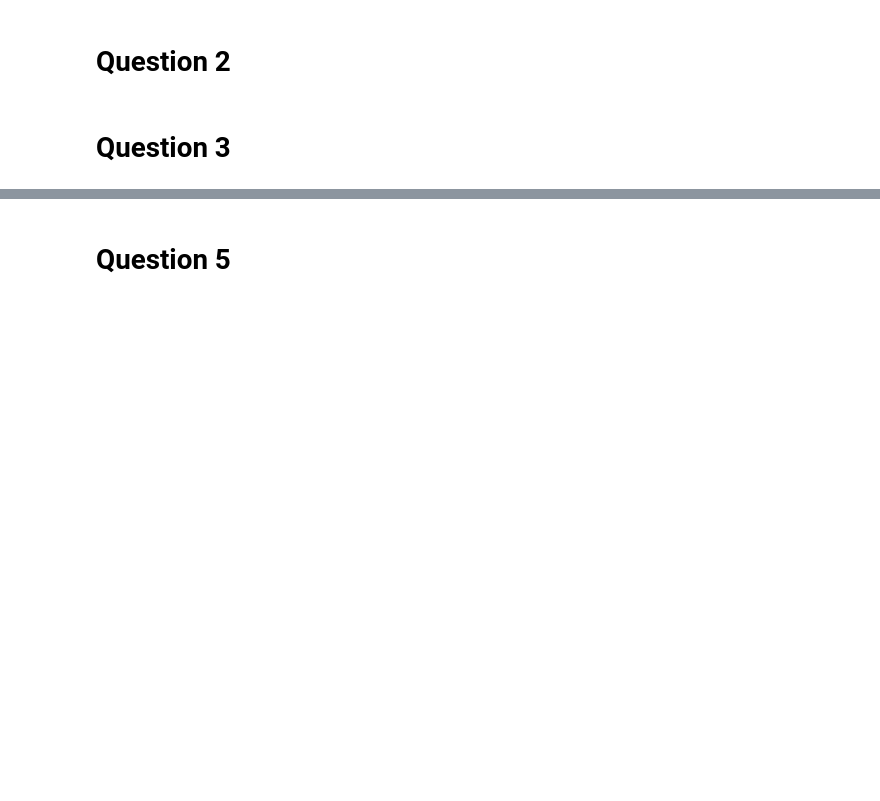
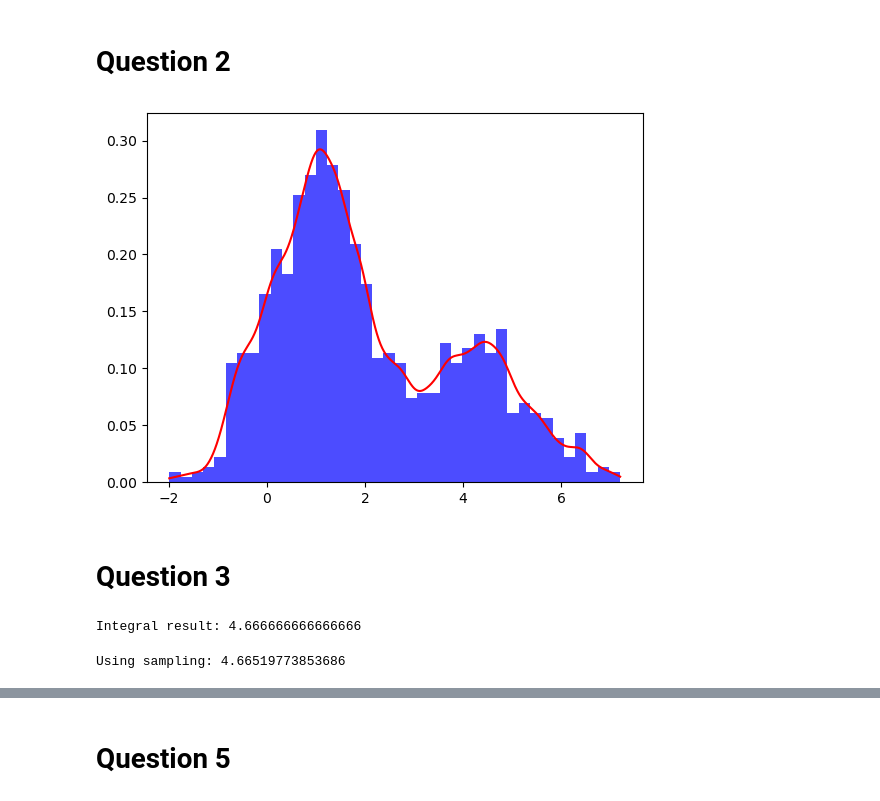
Before and after one commit to kennethaldridge/DS4400-HW, a Jupyter notebook: ds4400_hw5.ipynb, the cells around one changed output, grey strips where cells are left out. Saved outputs shown, nothing was run; the diff lists cells and outputs as text; code cells hidden in the pictures; blank space fills up the shorter version.

```diff
--- a/ds4400_hw5.ipynb
+++ b/ds4400_hw5.ipynb
@@ -32,5 +32,47 @@ plt.show()
 [figure]
 # %% [markdown]
 # Question 2
+# %%
+prob_4 = genfromtxt('problem_4_data.csv', delimiter=',')
+
+x = np.linspace(np.min(prob_4), np.max(prob_4), 1000)
+
+def gaussian(x, mean, sd):
+    return (1/(sd * np.sqrt(2*np.pi))) * np.exp(-0.5 * ((x-mean)/sd)**2)
+
+n = len(prob_4)
+sd = 0.2
+pdf = 0
+for i in range(n):
+    pdf = pdf + gaussian(x, prob_4[i], sd)
+
+pdf = pdf/n
+
+plt.hist(prob_4, 40, facecolor='blue', alpha=0.7, density=True)
+plt.plot(x, pdf, color='red')
+plt.show()
+# %% [output]
+[figure, added]
 # %% [markdown]
 # Question 3
+# %%
+# 1)
+from scipy.integrate import quad
+
+def f(x):
+    return x**2 - 3*x + 4
+
+result, err = quad(f, 0, 2)
+print(f'Integral result: {result}')
+# %% [output]
+Integral result: 4.666666666666666
+# %%
+# 2)
+# uniform distribution between 0 and 2 is p(x) = 1/2
+samples = np.random.uniform(0, 2, 100000)
+n = len(samples)
+
+mean = 2/n * sum(f(x) for x in samples)
+print(f'Using sampling: {mean}')
+# %% [output]
+Using sampling: 4.66519773853686
```
Also changed, not shown: parts of 27 cells of this notebook, 2 other files.
